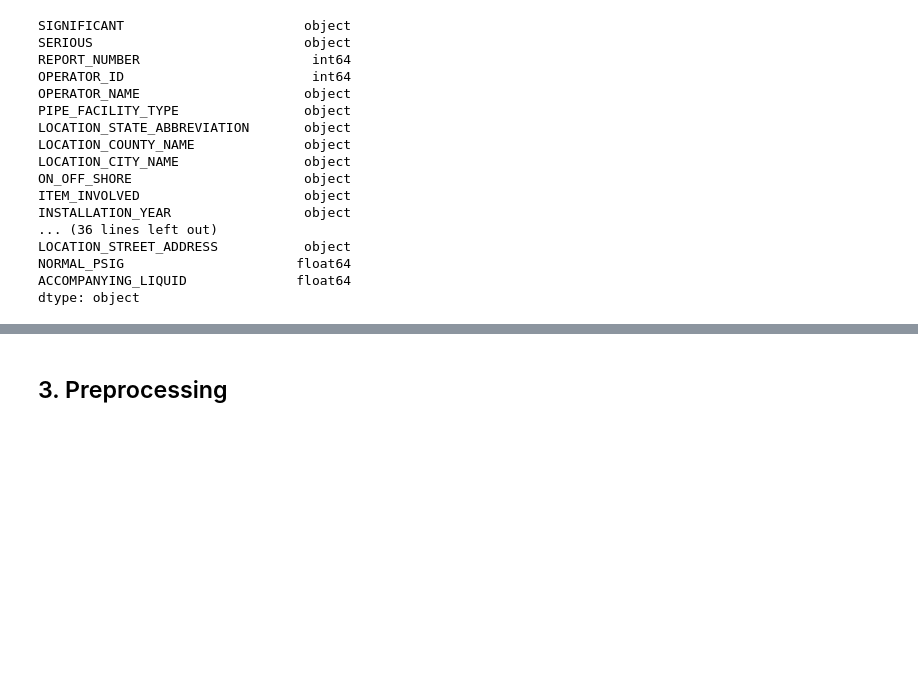
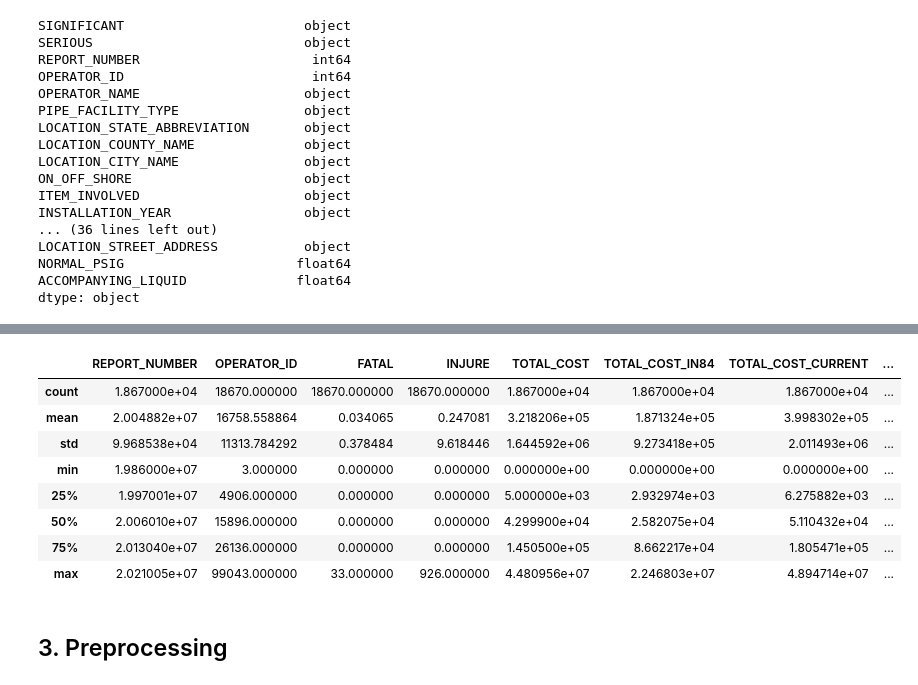
Before and after one commit to EloyGomez-bd/Ironhack_final_project, a Jupyter notebook: notebooks/data_modelling.ipynb, the cells around one changed output, grey strips where cells are left out. Drawn from its saved outputs; the diff is of its cells as text; code cells hidden in the pictures; blank space fills up the shorter version.

```diff
--- a/notebooks/data_modelling.ipynb
+++ b/notebooks/data_modelling.ipynb
@@ -65,3 +64,15 @@ dtype: object
+# %%
+incidents.describe()
+# %% [output]
+|  | REPORT_NUMBER | OPERATOR_ID | FATAL | INJURE | TOTAL_COST | TOTAL_COST_IN84 | TOTAL_COST_CURRENT | ... |
+| count | 1.867000e+04 | 18670.000000 | 18670.000000 | 18670.000000 | 1.867000e+04 | 1.867000e+04 | 1.867000e+04 | ... |
+| mean | 2.004882e+07 | 16758.558864 | 0.034065 | 0.247081 | 3.218206e+05 | 1.871324e+05 | 3.998302e+05 | ... |
+| std | 9.968538e+04 | 11313.784292 | 0.378484 | 9.618446 | 1.644592e+06 | 9.273418e+05 | 2.011493e+06 | ... |
+| min | 1.986000e+07 | 3.000000 | 0.000000 | 0.000000 | 0.000000e+00 | 0.000000e+00 | 0.000000e+00 | ... |
+| 25% | 1.997001e+07 | 4906.000000 | 0.000000 | 0.000000 | 5.000000e+03 | 2.932974e+03 | 6.275882e+03 | ... |
+| 50% | 2.006010e+07 | 15896.000000 | 0.000000 | 0.000000 | 4.299900e+04 | 2.582075e+04 | 5.110432e+04 | ... |
+| 75% | 2.013040e+07 | 26136.000000 | 0.000000 | 0.000000 | 1.450500e+05 | 8.662217e+04 | 1.805471e+05 | ... |
+| max | 2.021005e+07 | 99043.000000 | 33.000000 | 926.000000 | 4.480956e+07 | 2.246803e+07 | 4.894714e+07 | ... |
 # %% [markdown]
 ## 3. Preprocessing
 # %% [markdown]
```
Also changed, not shown: parts of 30 cells of this notebook.
